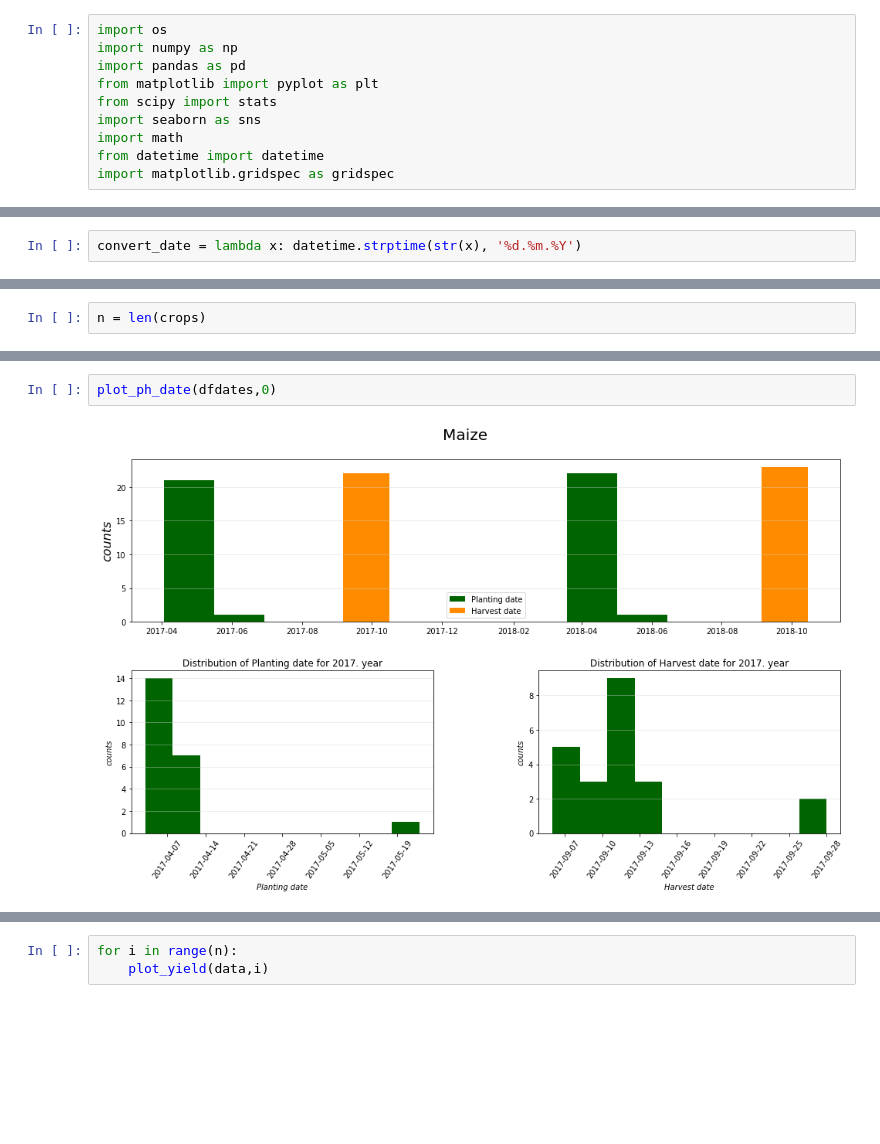
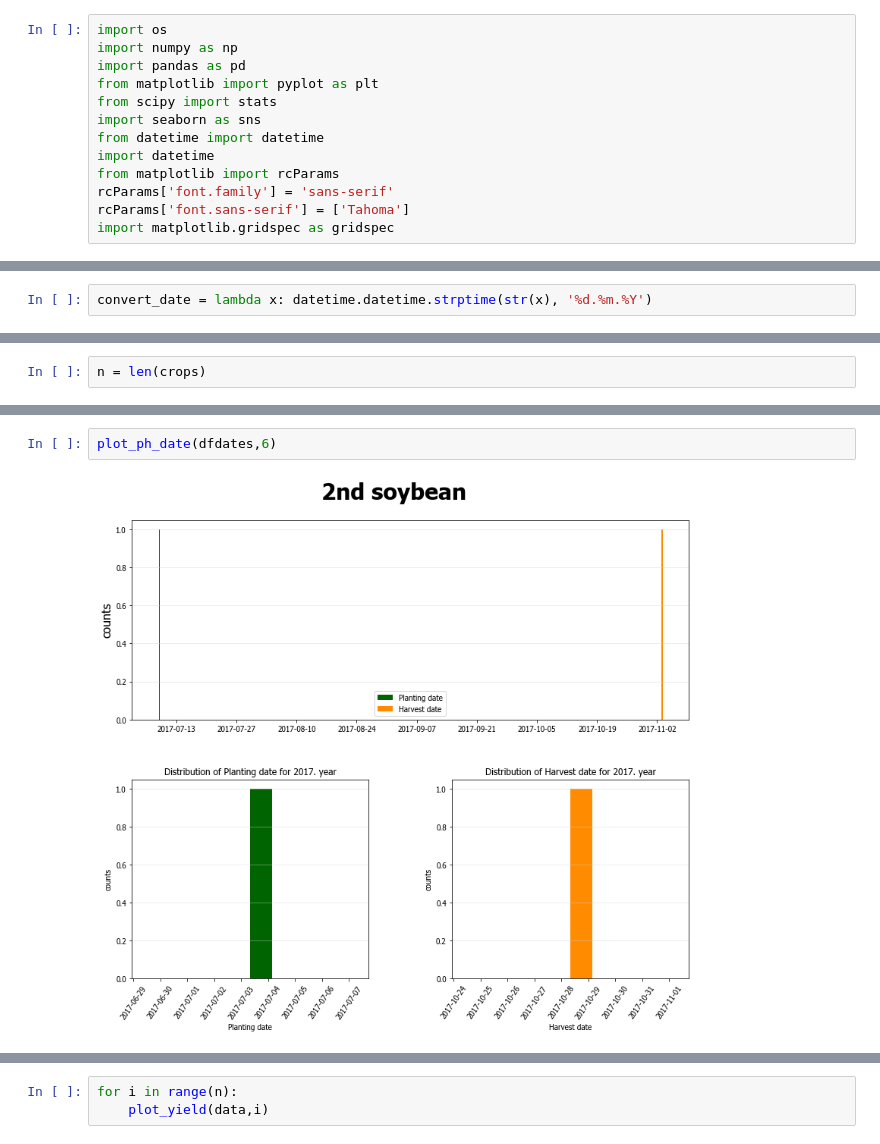
Before and after one commit to AndreaM1996/Project5, a Jupyter notebook: Project5.ipynb, the cells around one changed output, grey strips where cells are left out. Cells and saved outputs as stored; diff of their text form; blank space fills up the shorter version.

```diff
--- a/Project5.ipynb
+++ b/Project5.ipynb
@@ -5,8 +5,11 @@ import pandas as pd
 from matplotlib import pyplot as plt
 from scipy import stats
 import seaborn as sns
-import math
 from datetime import datetime
+import datetime
+from matplotlib import rcParams
+rcParams['font.family'] = 'sans-serif'
+rcParams['font.sans-serif'] = ['Tahoma']
 import matplotlib.gridspec as gridspec
 # %%
 os.chdir('D:\\Moji fajlovi\\Master\\prog\\Project 5 - Agriculture Data Analysis')
@@ -62,7 +65,7 @@ drop2 = dfdates['Harvest date'].dropna()
 i2 = list(drop2.index.values)
 dfdates = dfdates.loc[i2]
 # %%
-convert_date = lambda x: datetime.strptime(str(x), '%d.%m.%Y')
+convert_date = lambda x: datetime.datetime.strptime(str(x), '%d.%m.%Y')
 # %%
 dfdates['Planting date'] = dfdates['Planting date'].apply(convert_date)
 dfdates['Harvest date'] = dfdates['Harvest date'].apply(convert_date)
@@ -116,8 +153,8 @@ def plot_ph_date(dfdates,i):
     plt.show()
 # %%
-plot_ph_date(dfdates,0)
+plot_ph_date(dfdates,6)
 # %% [output]
-[figure, old version]
+[figure, new version]
 # %%
 for i in range(n):
     plot_ph_date(dfdates,i)
```
Also changed, not shown: parts of 24 cells of this notebook.
